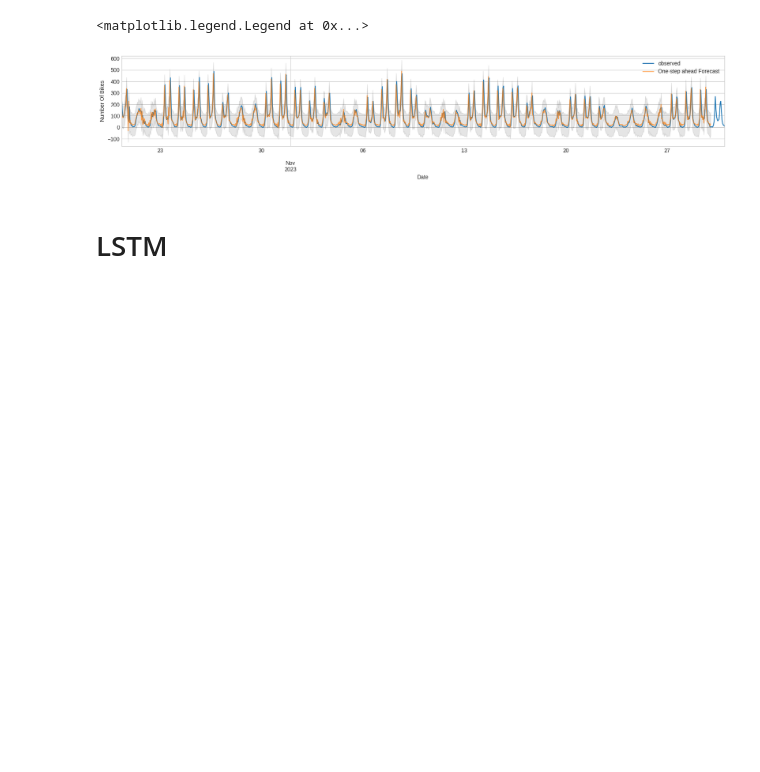
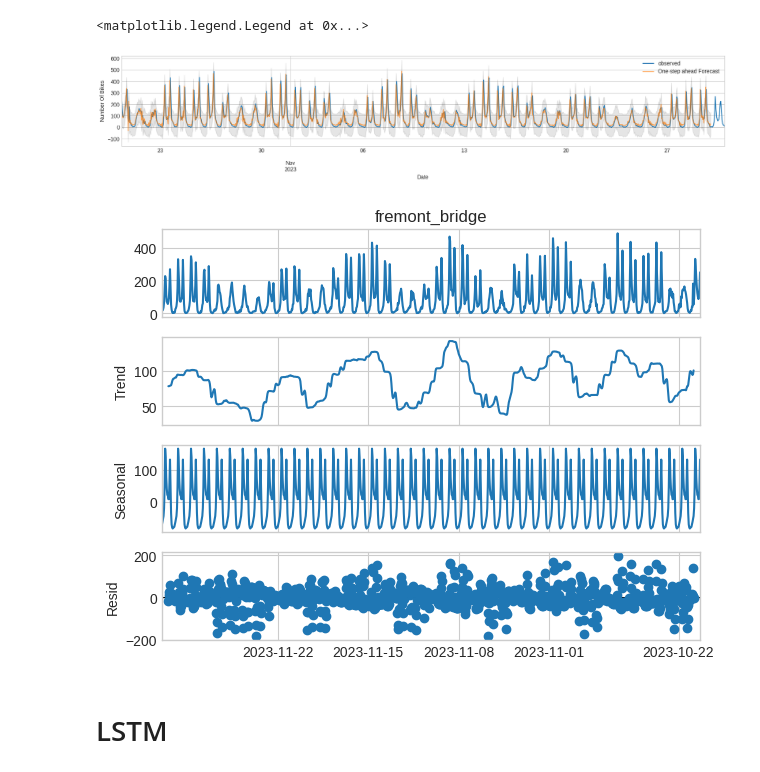
Before and after one commit to KevinrealG/Series_de_tiempo, a Jupyter notebook: 02_Aplying_arima_lstm.ipynb, the cells around one changed output. Saved outputs shown, nothing was run; the diff lists cells and outputs as text; code cells hidden in the pictures; blank space fills up the shorter version.

```diff
--- a/02_Aplying_arima_lstm.ipynb
+++ b/02_Aplying_arima_lstm.ipynb
@@ -244,5 +244,14 @@ plt.legend()
 # %% [output]
 <matplotlib.legend.Legend at 0x...>
 [figure]
+# %%
+from statsmodels.tsa.seasonal import seasonal_decompose
+
+result_est = seasonal_decompose(y, model='add')
+# %%
+result_est.plot()
+plt.show()
+# %% [output]
+[figure, added]
 # %% [markdown]
 # LSTM
```
